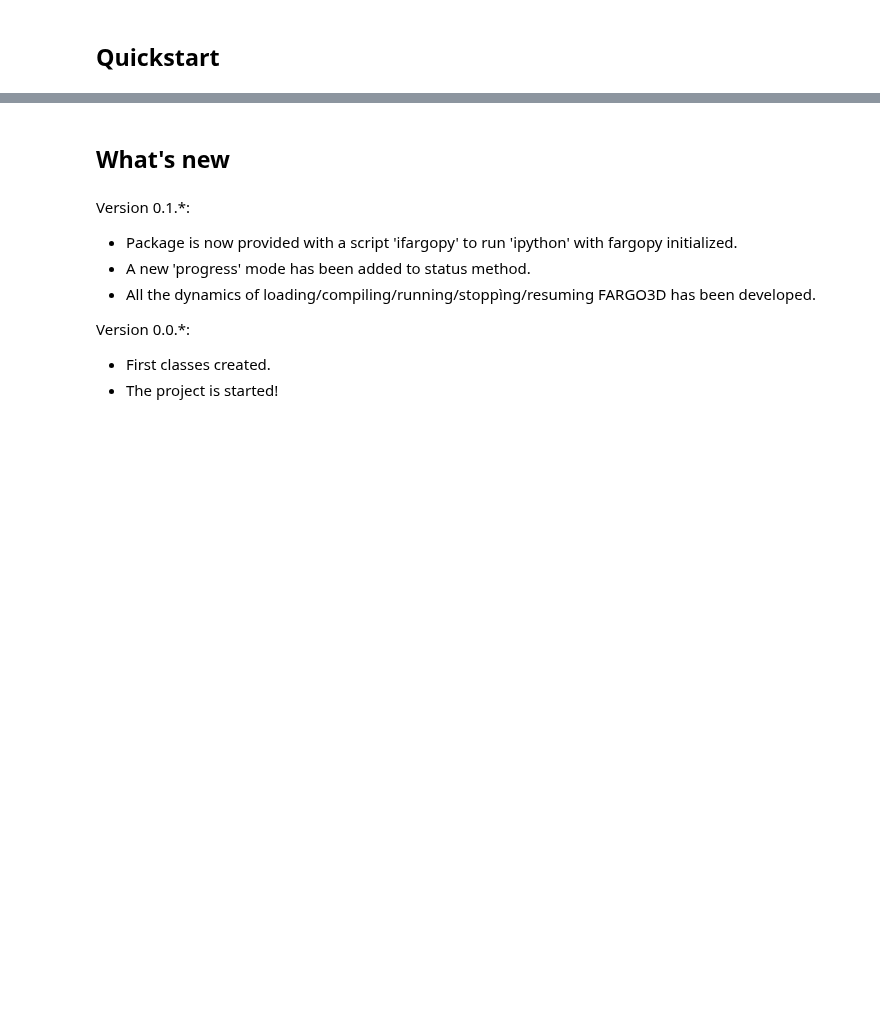
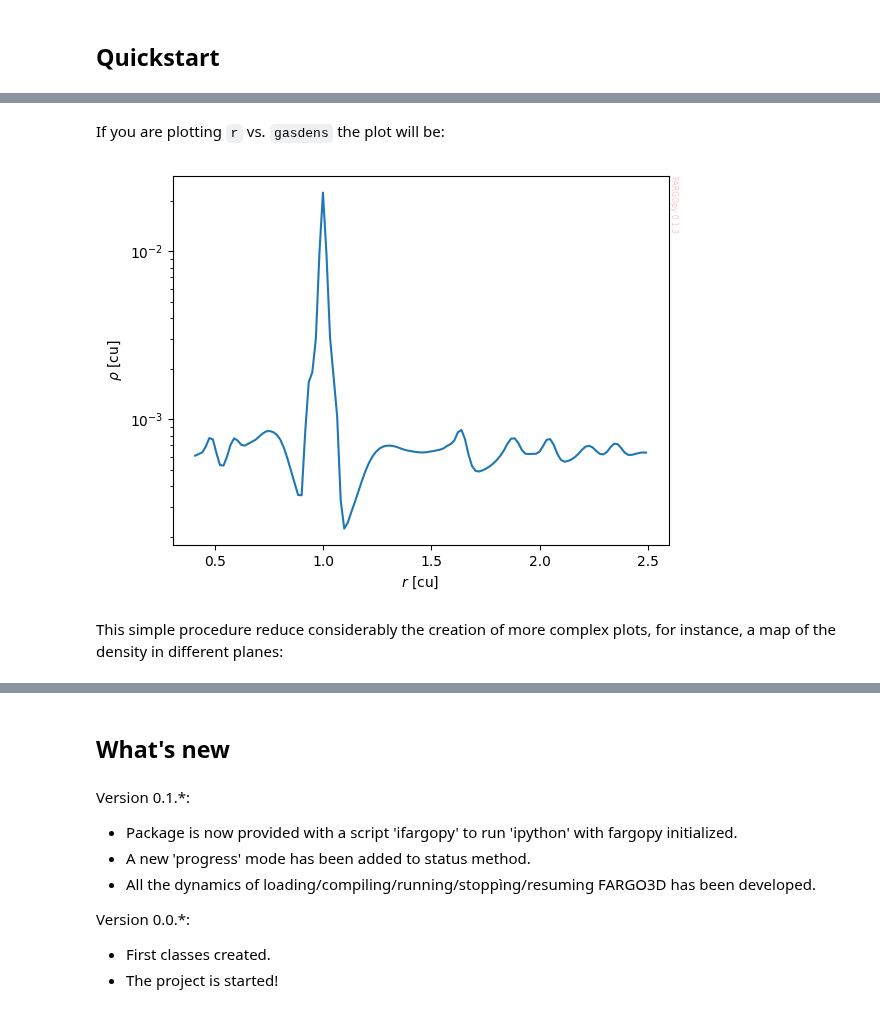
Before and after one commit to seap-udea/fargopy, a Jupyter notebook: README.ipynb, the cells around one changed output, grey strips where cells are left out. Drawn from its saved outputs; the diff is of its cells as text; code cells hidden in the pictures; blank space fills up the shorter version.

```diff
--- a/README.ipynb
+++ b/README.ipynb
@@ -352,0 +201,2 @@ dens = sim.load_field(fluid='gas',field='dens')
+# %%
+gasdens, mesh = gasdens10.meshslice(slice='z=0,phi=0')
@@ -352,0 +209,12 @@ dens = sim.load_field(fluid='gas',field='dens')
+# %% [markdown]
+If you are plotting `r` vs. `gasdens` the plot will be:
+# %%
+fig,ax = plt.subplots()
+ax.semilogy(mesh.r,gasdens)
+ax.set_xlabel(r"$r$ [cu]")
+ax.set_ylabel(r"$\rho$ [cu]")
+fp.Util.fargopy_mark(ax);
+# %% [output]
+[figure, added]
+# %% [markdown]
+This simple procedure reduce considerably the creation of more complex plots, for instance, a map of the density in different planes:
```
Also changed, not shown: parts of 120 cells of this notebook, 26 other files.
